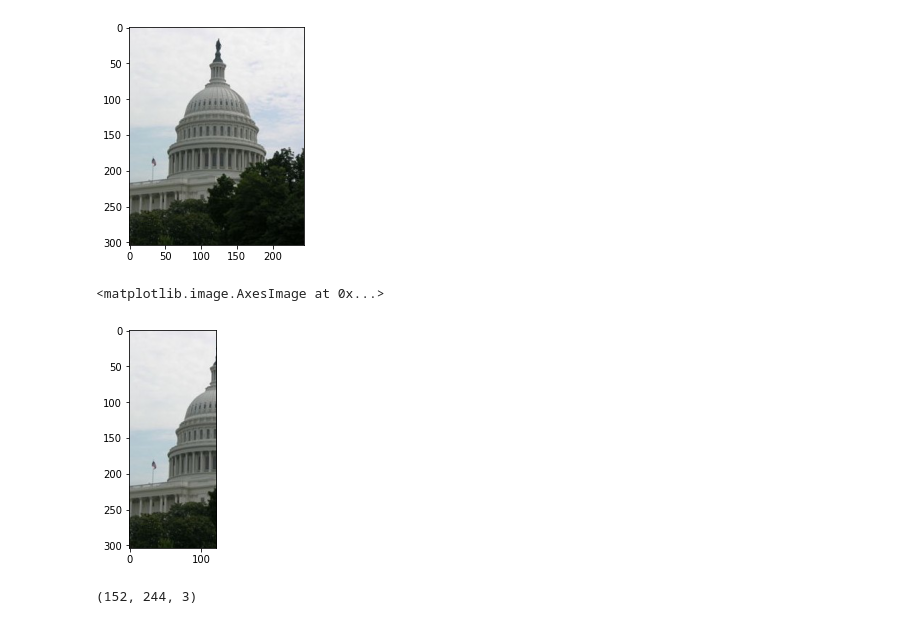
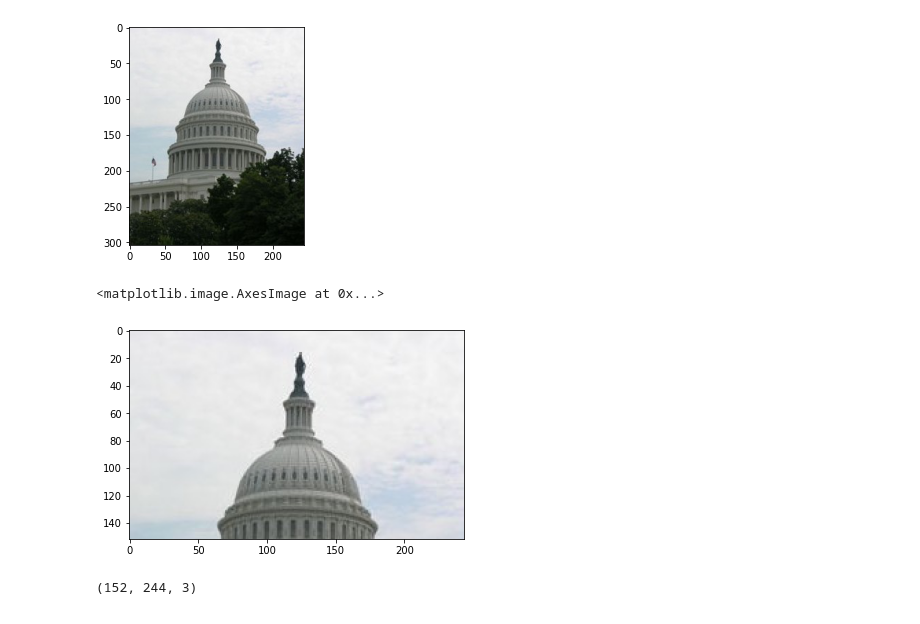
Before and after one commit to SRA-VJTI/Pixels_Seminar, a Jupyter notebook: cv-basics/2_playing_with_matrices.ipynb, the cells around one changed output. Drawn from its saved outputs; the diff is of its cells as text; code cells hidden in the pictures.

```diff
--- a/cv-basics/2_playing_with_matrices.ipynb
+++ b/cv-basics/2_playing_with_matrices.ipynb
@@ -67,7 +68,7 @@ Printing a step matrix :
  [[ 1  3  5]
  [15 17 19]]
 # %%
-image=plt.imread('blur.jpeg')
+image=plt.imread('/content/blur.jpeg')
 print("Image shape: ",image.shape)
 print("Image Dimension: ",image.ndim)
 print("Image datatype: ",image.dtype)
@@ -84,10 +85,10 @@ copied image shape (304, 244, 3)
 <matplotlib.image.AxesImage at 0x...>
 [figure]
 # %%
-image1=image0[:,:int(image0.shape[1]/2)] ## shows first half of the image ##similarly show height
+image1=image0[:int(image0.shape[0]/2),:] ## shows first half of the image ##similarly show height
 plt.imshow(image1)
 # %% [output]
 <matplotlib.image.AxesImage at 0x...>
-[figure, old version]
+[figure, new version]
 # %%
 image2=image0[::2,:] ## yeh karne se practically image compress ho gaya ## Every alternate rows' pixel is lost ## losing pixels is not a suitable method for compression
```
Also changed, not shown: parts of 10 cells of this notebook.
